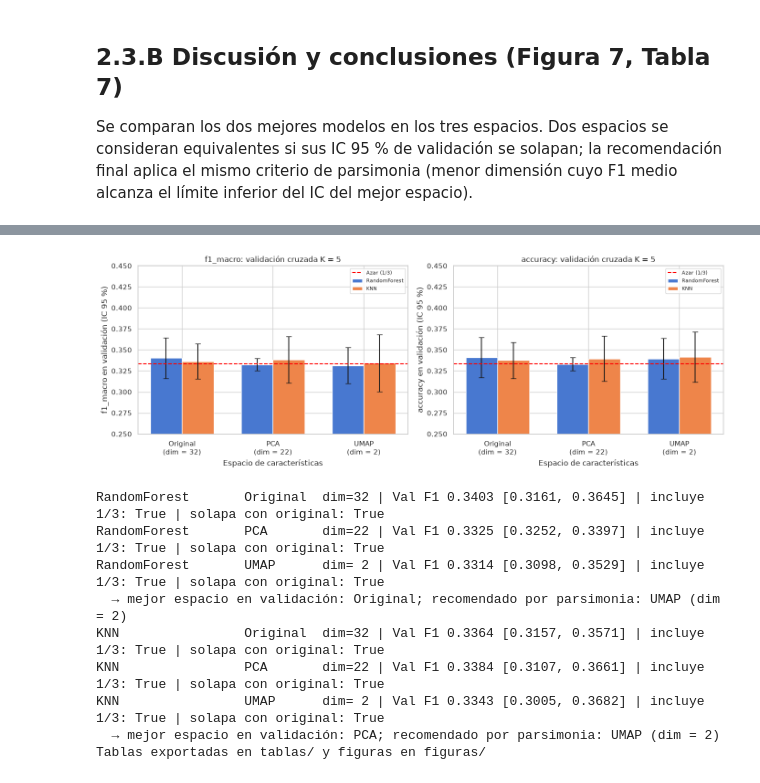
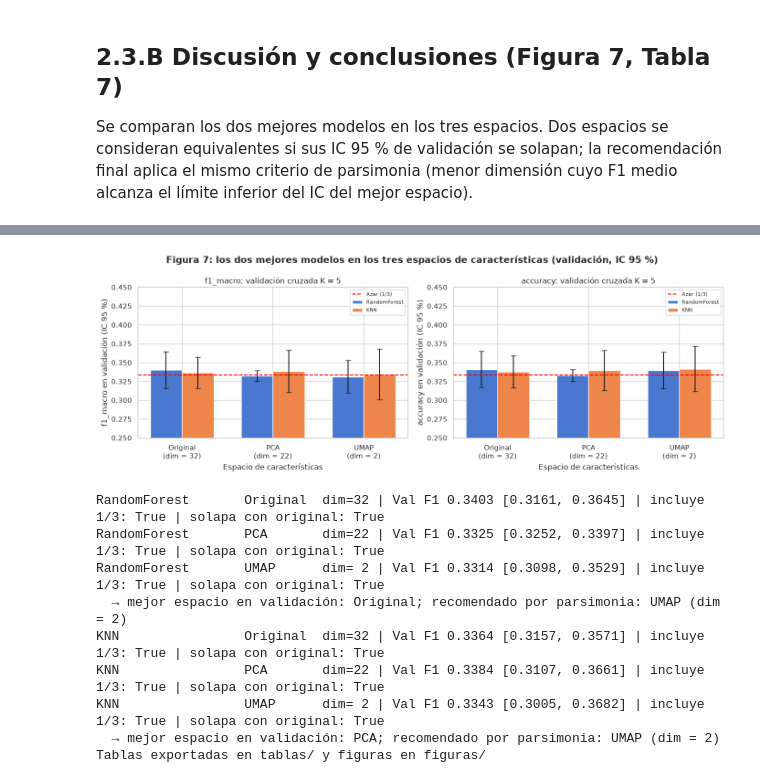
Before and after one commit to acenerumination/MLProject_Cybersecurity_Threat_Severity_and_Impact_Classification, a Jupyter notebook: proyectoModelosII.ipynb, the cells around one changed output, grey strips where cells are left out. Cells and saved outputs as stored; diff of their text form; code cells hidden in the pictures.

```diff
--- a/proyectoModelosII.ipynb
+++ b/proyectoModelosII.ipynb
@@ -108,6 +133,7 @@ corr = df[list(short)].corr().rename(index=short, columns=short)
 fig, axes = plt.subplots(1, 4, figsize=(20, 4.2))
 sns.heatmap(corr, annot=True, fmt='.2f', cmap='coolwarm', vmin=-1, vmax=1, cbar=False, ax=axes[0])
 axes[0].set_title('(a) Correlación de Pearson')
+fig.suptitle('Figura E1: correlación e histogramas de las variables numéricas', fontweight='bold')
 for ax, (col, xl), l in zip(axes[1:], [(LOSS, 'Pérdida (M$ USD)'), ('Number of Affected Users', 'Usuarios afectados'),
                                         (TIME, 'Tiempo de resolución (h)')], 'bcd'):
     sns.histplot(df[col], bins=30, ax=ax)
@@ -120,5 +146,17 @@ fig, axes = plt.subplots(2, 3, figsize=(16, 9))
 for ax, col in zip(axes.flat, CAT):
     sns.countplot(y=col, data=df, order=df[col].value_counts().index, ax=ax)
     ax.set(xlabel='Frecuencia', ylabel='', title=col)
+fig.suptitle('Figura E2: frecuencia de los niveles de cada variable categórica', fontweight='bold')
 plt.tight_layout(); save('fig_E2_categoricas'); plt.show()
+
+# Figura E3: incidentes por año y pérdida financiera por tipo de ataque y por sector
+fig, axes = plt.subplots(1, 3, figsize=(20, 5))
+sns.countplot(x='Year', data=df, color='#55A868', ax=axes[0])
+axes[0].set(xlabel='Año', ylabel='Número de incidentes', title='(a) Incidentes por año')
+for ax, col, l in zip(axes[1:], ['Attack Type', 'Target Industry'], 'bc'):
+    sns.boxplot(x=col, y=LOSS, data=df, ax=ax)
+    ax.set(xlabel=col, ylabel='Pérdida (M$ USD)', title=f'({l}) Pérdida financiera por {col}')
+    ax.tick_params(axis='x', rotation=45)
+fig.suptitle('Figura E3: distribución temporal y pérdida financiera por tipo de ataque y sector', fontweight='bold')
+plt.tight_layout(); save('fig_E3_perdida'); plt.show()
 # %% [output]
@@ -467,15 +520,18 @@ def balance_experiment(X, y):
     rows = []
     for m in ORDER:
         for s, build in STRATEGIES.items():
-            if (pipe := build(m)) is None:
+            pipe = build(m)
+            if pipe is None:                                               # class_weight no aplica a KNN ni MLP
                 continue
-            oof = cross_val_predict(pipe, X, y, cv=CV, n_jobs=-1)          # predicciones fuera de pliegue
+            oof = cross_val_predict(pipe, X, y, cv=CV, n_jobs=-1)          # predicción de cada muestra con el modelo que no la vio
+            # F1 y exactitud balanceada de cada pliegue de validación (mismos pliegues que en el resto del notebook)
             folds = [(f1_score(y[va], oof[va], average='macro'), balanced_accuracy_score(y[va], oof[va])) for _, va in CV.split(X, y)]
             rows.append({'Modelo': m, 'Estrategia': s, 'F1': t_ci([f for f, _ in folds]), 'BalAcc': t_ci([b for _, b in folds]),
                          **dict(zip([f'Recall {c}' for c in CLASSES], recall_score(y, oof, average=None, labels=[0, 1, 2], zero_division=0))),
                          '% pred. High': 100 * np.mean(oof == 2)})
     return pd.DataFrame(rows)
 
+# Subconjunto de estrés: 800 Low, 400 Medium y 160 High tomados al azar del entrenamiento (IR = 5)
 rng = np.random.RandomState(SEED)
 keep = np.sort(np.concatenate([rng.choice(np.flatnonzero(y_train == k), n, replace=False) for k, n in {0: 800, 1: 400, 2: 160}.items()]))
 X_imb, y_imb = X_train.iloc[keep], y_train[keep]
@@ -494,6 +550,7 @@ for ax, (t, title) in zip(axes, [(tabla3, '(a) Entrenamiento real, IR = 1'), (ta
     ax.axhline(1/3, color='red', ls='--', label='Azar (1/3)')
     ax.set(ylim=(0.2, 0.5), xlabel='Modelo', ylabel='Exactitud balanceada (validación, IC 95 %)', title=title)
     ax.legend(fontsize=8)
+fig.suptitle('Figura 3: estrategias de balance en validación cruzada (exactitud balanceada, IC 95 %)', fontweight='bold')
 plt.tight_layout(); save('fig3_balance'); plt.show()
 # %% [output]
 Subconjunto de estrés       : [800, 400, 160] | IR = 5.00 → DESBALANCEADO
@@ -637,9 +695,11 @@ K_GRID = [2, 3, 5, 10, 15]
 umap_pipe = lambda m, k: balanced_pipe(m, best_clf(m), UMAP(n_components=k, n_neighbors=15, min_dist=0.1, random_state=SEED))
 ucv = {(m, k): t_ci(cross_validate(umap_pipe(m, k), X_train, y_train, cv=CV, scoring='f1_macro', n_jobs=-1)['test_score'])
        for m in TOP2 for k in K_GRID}
-admissible = {m: {k for k in K_GRID if ucv[m, k][0] >= max((ucv[m, kk] for kk in K_GRID), key=lambda c: c[0])[1]} for m in TOP2}
+# Parsimonia: K admisible si su F1 medio alcanza el límite inferior del IC del mejor K de ese modelo
+best_ci = {m: max((ucv[m, k] for k in K_GRID), key=lambda c: c[0]) for m in TOP2}
+admissible = {m: {k for k in K_GRID if ucv[m, k][0] >= best_ci[m][1]} for m in TOP2}
 common = set.intersection(*admissible.values())
-k_umap = min(common) if common else min(admissible[TOP2[0]])
+k_umap = min(common) if common else min(admissible[TOP2[0]])   # menor K común; si no existe, el del mejor modelo
 display(pd.DataFrame({m: {k: fmt(ucv[m, k]) for k in K_GRID} for m in TOP2}).rename_axis('K'))
 print(f'K admisibles: {admissible} → K elegido = {k_umap} (reducción del {1 - k_umap / D:.2%})')
 
@@ -656,7 +716,9 @@ emb = SkPipeline([('pre', make_pre()), ('umap', UMAP(n_components=2, n_neighbors
 for k, c in enumerate(CLASSES):
     axes[1].scatter(*emb[y_test == k].T, s=20, alpha=0.55, label=c)
 axes[1].set(xlabel='Componente UMAP 1', ylabel='Componente UMAP 2', title='(b) Proyección 2D del conjunto de prueba (ajuste en entrenamiento)')
-axes[1].legend(title='Severity'); plt.tight_layout(); save('fig6_umap'); plt.show()
+axes[1].legend(title='Severity')
+fig.suptitle('Figura 6: selección de K en UMAP y proyección 2D del conjunto de prueba', fontweight='bold')
+plt.tight_layout(); save('fig6_umap'); plt.show()
 
 tabla6 = red_table({'Original', 'UMAP'}); display(tabla6)
 # %% [output]
@@ -686,34 +748,35 @@ for ax, met in zip(axes, ['f1_macro', 'accuracy']):
     for j, m in enumerate(TOP2):
         c = np.array([RED[(m, s)][0]['val'][met] for s in SPACES])
         ax.bar(np.arange(3) + (j - 0.5) * 0.35, c[:, 0], 0.35, yerr=c[:, 2] - c[:, 0], capsize=4, label=m)
     ax.axhline(1/3, color='red', ls='--', label='Azar (1/3)')
     ax.set(xticks=range(3), xticklabels=[f'{s}\n(dim = {RED[(TOP2[0], s)][1]})' for s in SPACES], ylim=(0.25, 0.45),
            xlabel='Espacio de características', ylabel=f'{met} en validación (IC 95 %)', title=f'{met}: validación cruzada K = 5')
     ax.legend(fontsize=8)
+fig.suptitle('Figura 7: los dos mejores modelos en los tres espacios de características (validación, IC 95 %)', fontweight='bold')
 plt.tight_layout(); save('fig7_espacios'); plt.show()
 
 for m in TOP2:
     o = RED[(m, 'Original')][0]['val']['f1_macro']
     cand = {s: (RED[(m, s)][1], RED[(m, s)][0]['val']['f1_macro']) for s in SPACES}
     for s, (k, v) in cand.items():
         print(f"{m:18} {s:9} dim={k:2d} | Val F1 {fmt(v)} | incluye 1/3: {inside(v)} | solapa con original: {not (o[2] < v[1] or v[2] < o[1])}")
     best_s = max(cand, key=lambda s: cand[s][1][0])
     pick = min((s for s in cand if cand[s][1][0] >= cand[best_s][1][1]), key=lambda s: cand[s][0])
     print(f'  → mejor espacio en validación: {best_s}; recomendado por parsimonia: {pick} (dim = {cand[pick][0]})')
 
 for n, t in {'tabla1': tabla1, 'tabla1B': grid_df, 'tabla2': tabla2, 'tabla3': show(tabla3), 'tabla3B': show(tabla3b),
              'tabla4': tabla4, 'tabla5': tabla5, 'tabla6': tabla6, 'tabla7': tabla7}.items():
     t.to_csv(f'tablas/{n}.csv')
 print('Tablas exportadas en tablas/ y figuras en figuras/')
 # %% [output]
 |  | Modelo | Espacio | % Reducción | Train F1 | Val F1 | Test F1 | Test accuracy | Test balanced_accuracy | ... |
 | 0 | RandomForest | Original (32) | 0.0% | 1.0 | 0.3403 [0.3161, 0.3645] | 0.3450 [0.3065, 0.3844] | 0.3450 | 0.3450 | ... |
 | 1 | RandomForest | PCA (22) | 31.2% | 1.0 | 0.3325 [0.3252, 0.3397] | 0.3400 [0.3017, 0.3802] | 0.3400 | 0.3400 | ... |
 | 2 | RandomForest | UMAP (2) | 93.8% | 1.0 | 0.3314 [0.3098, 0.3529] | 0.3267 [0.2911, 0.3637] | 0.3317 | 0.3317 | ... |
 | 3 | KNN | Original (32) | 0.0% | 1.0 | 0.3364 [0.3157, 0.3571] | 0.3586 [0.3228, 0.3948] | 0.3583 | 0.3583 | ... |
 | 4 | KNN | PCA (22) | 31.2% | 1.0 | 0.3384 [0.3107, 0.3661] | 0.3493 [0.3128, 0.3875] | 0.3500 | 0.3500 | ... |
 | 5 | KNN | UMAP (2) | 93.8% | 1.0 | 0.3343 [0.3005, 0.3682] | 0.3355 [0.2990, 0.3720] | 0.3500 | 0.3500 | ... |
-[figure, old version]
+[figure, new version]
 RandomForest       Original  dim=32 | Val F1 0.3403 [0.3161, 0.3645] | incluye 1/3: True | solapa con original: True
 RandomForest       PCA       dim=22 | Val F1 0.3325 [0.3252, 0.3397] | incluye 1/3: True | solapa con original: True
 RandomForest       UMAP      dim= 2 | Val F1 0.3314 [0.3098, 0.3529] | incluye 1/3: True | solapa con original: True
```
Also changed, not shown: parts of 20 cells of this notebook, 12 other files.
